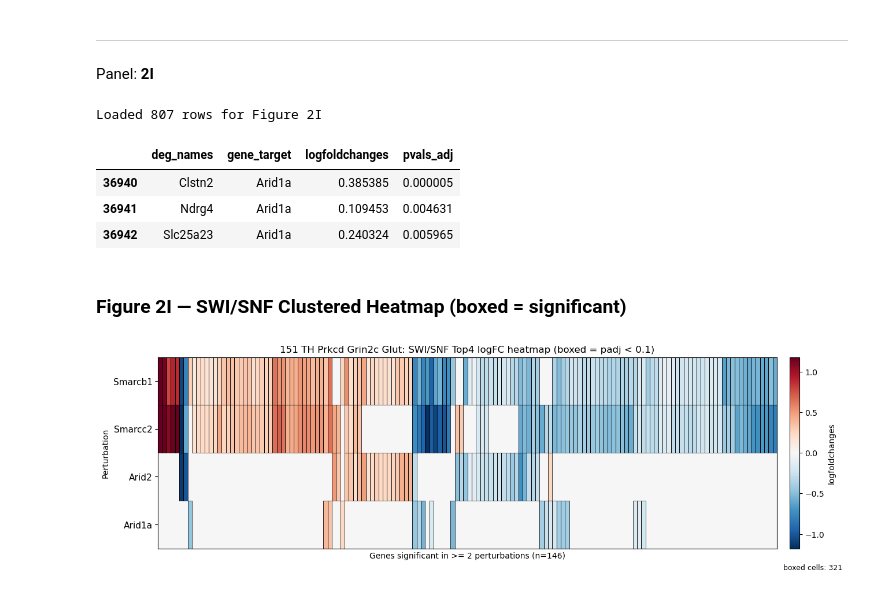
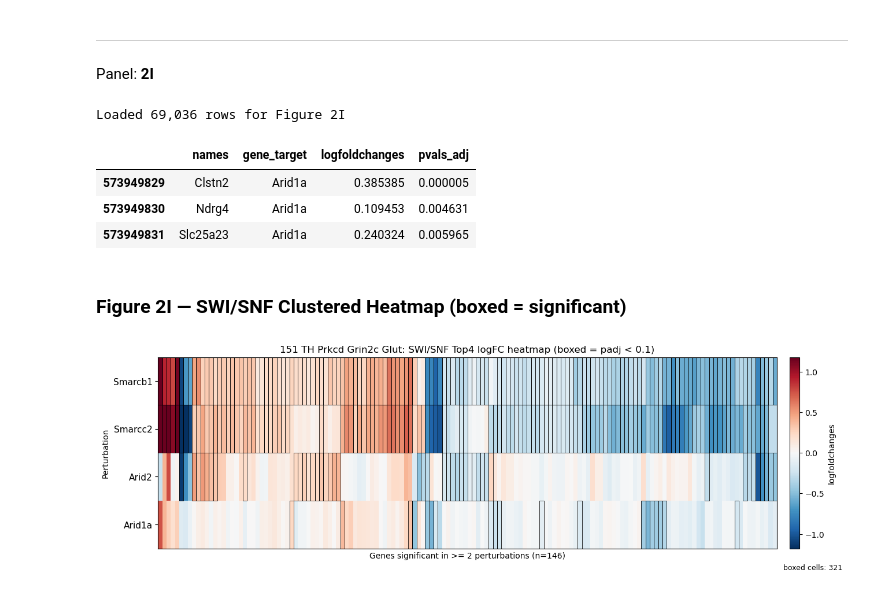
Before and after one commit to jinlabneurogenomics/wholebrainperturbseq, a Jupyter notebook: notebooks/Figure_2/Figure_2_e-f-g-h-i/figure2_panels.ipynb, the cells around one changed output. Saved outputs shown, nothing was run; the diff lists cells and outputs as text; code cells hidden in the pictures.

```diff
--- a/notebooks/Figure_2/Figure_2_e-f-g-h-i/figure2_panels.ipynb
+++ b/notebooks/Figure_2/Figure_2_e-f-g-h-i/figure2_panels.ipynb
@@ -24,7 +24,8 @@ mpl.rcParams['ps.fonttype'] = 42
 mpl.rcParams['image.composite_image'] = False
 
 # Data directory — relative to this notebook
-DATA_DIR = Path("/data/wholebrain_crispr_atlas/supplementary_data")
+BASE_DIR = "/data/wholebrain_crispr_atlas"
+DATA_DIR = Path(f"{BASE_DIR}/supplementary_data")
 print('Data directory:', DATA_DIR)
 print('Files:', sorted(p.name for p in DATA_DIR.iterdir()))
 # %% [output]
@@ -406,6 +407,8 @@ plt.show()
 ---
 
 Panel: **2I**
+# %%
+df_raw = pd.read_parquet(f"{BASE_DIR}/analysis/wilcoxon_de_results_group_name_final_data_no_multi_guide_cells.parquet")
 # %%
 # Parameters for Figure 2I
 CELLTYPE_2I  = '151 TH Prkcd Grin2c Glut'
@@ -413,19 +416,19 @@ PERTS_2I     = ['Smarcb1', 'Smarcc2', 'Arid2', 'Arid1a']
 PADJ_2I      = 0.1
 MIN_SHARED_2I = 2
 
-raw_2i = deg[
-    (deg['group_name'] == CELLTYPE_2I) &
-    (deg['gene_target'].isin(PERTS_2I))
-][['deg_names', 'gene_target', 'logfoldchanges', 'pvals_adj']]
+raw_2i = df_raw[
+    (df_raw['group_name'] == CELLTYPE_2I) &
+    (df_raw['gene_target'].isin(PERTS_2I))
+][['names', 'gene_target', 'logfoldchanges', 'pvals_adj']]
 
 print(f'Loaded {len(raw_2i):,} rows for Figure 2I')
 raw_2i.head(3)
 # %% [output]
-Loaded 807 rows for Figure 2I
+Loaded 69,036 rows for Figure 2I
-|  | deg_names | gene_target | logfoldchanges | pvals_adj |
-| 36940 | Clstn2 | Arid1a | 0.385385 | 0.000005 |
-| 36941 | Ndrg4 | Arid1a | 0.109453 | 0.004631 |
-| 36942 | Slc25a23 | Arid1a | 0.240324 | 0.005965 |
+|  | names | gene_target | logfoldchanges | pvals_adj |
+| 573949829 | Clstn2 | Arid1a | 0.385385 | 0.000005 |
+| 573949830 | Ndrg4 | Arid1a | 0.109453 | 0.004631 |
+| 573949831 | Slc25a23 | Arid1a | 0.240324 | 0.005965 |
 # %% [markdown]
 ### Figure 2I — SWI/SNF Clustered Heatmap (boxed = significant)
 # %%
@@ -447,12 +450,12 @@ def plot_figure2I(
 ) -> plt.Figure:
     # Defensive aggregation for duplicates
     agg = (
-        raw.groupby(['gene_target', 'deg_names'], as_index=False)
+        raw.groupby(['gene_target', 'names'], as_index=False)
         .agg(logfoldchanges=('logfoldchanges', 'median'), pvals_adj=('pvals_adj', 'min'))
     )
 
-    lfc_mat  = agg.pivot(index='gene_target', columns='deg_names', values='logfoldchanges')
-    padj_mat = agg.pivot(index='gene_target', columns='deg_names', values='pvals_adj')
+    lfc_mat  = agg.pivot(index='gene_target', columns='names', values='logfoldchanges')
+    padj_mat = agg.pivot(index='gene_target', columns='names', values='pvals_adj')
     lfc_mat  = lfc_mat.reindex(index=perturbations)
     padj_mat = padj_mat.reindex(index=perturbations)
 
@@ -501,31 +504,31 @@ def plot_figure2I(
     else:
         ax.set_xticks([])
     ax.set_ylabel('Perturbation')
     ax.set_xlabel(f'Genes significant in >= {min_shared} perturbations (n={lfc_cl.shape[1]})')
     ax.set_title(f'{celltype}: SWI/SNF Top4 logFC heatmap (boxed = padj < {padj_threshold:g})')
 
     n_box = 0
     for i in range(sig_cl.shape[0]):
         for j in range(sig_cl.shape[1]):
             if bool(sig_cl.iat[i, j]):
                 ax.add_patch(Rectangle(
                     (j - 0.5, i - 0.5), 1, 1,
                     fill=False, edgecolor='black', linewidth=0.55,
                 ))
                 n_box += 1
 
     cbar = fig.colorbar(im, ax=ax, fraction=0.020, pad=0.02)
     cbar.set_label('logfoldchanges')
     ax.text(
         1.01, -0.08, f'boxed cells: {n_box}',
         transform=ax.transAxes, ha='left', va='top', fontsize=9,
     )
 
     fig.tight_layout()
     return fig
 
 
 fig2i = plot_figure2I(raw_2i)
 plt.show()
 # %% [output]
-[figure, old version]
+[figure, new version]
```
Also changed, not shown: 6 other files.
